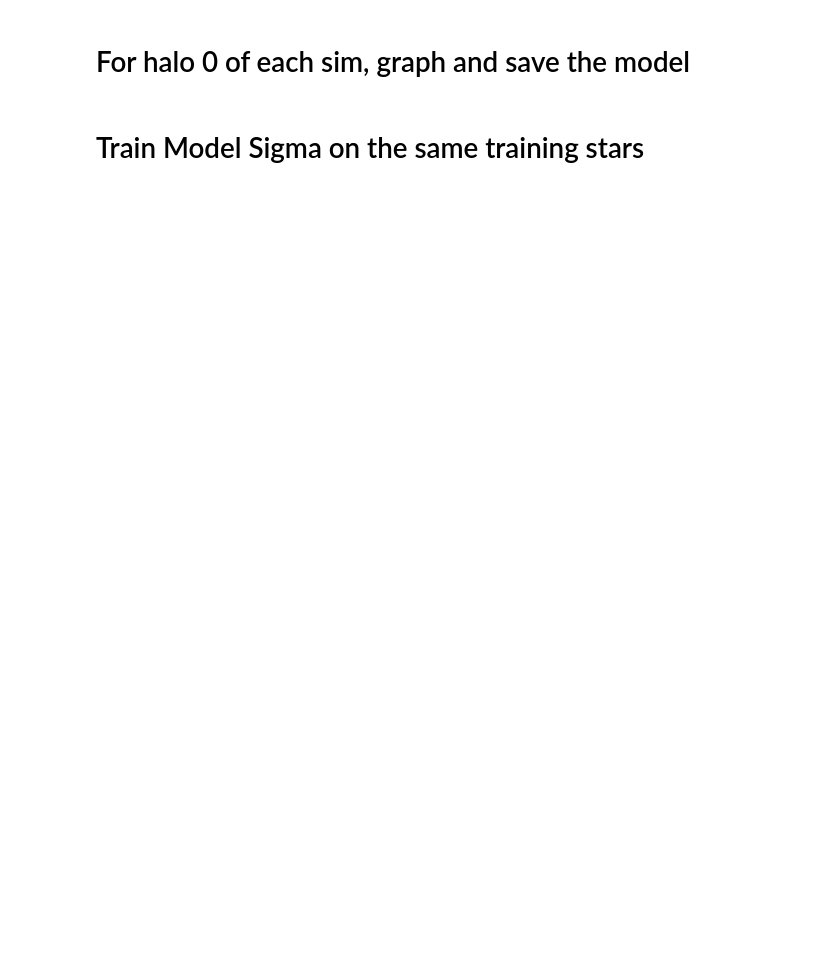
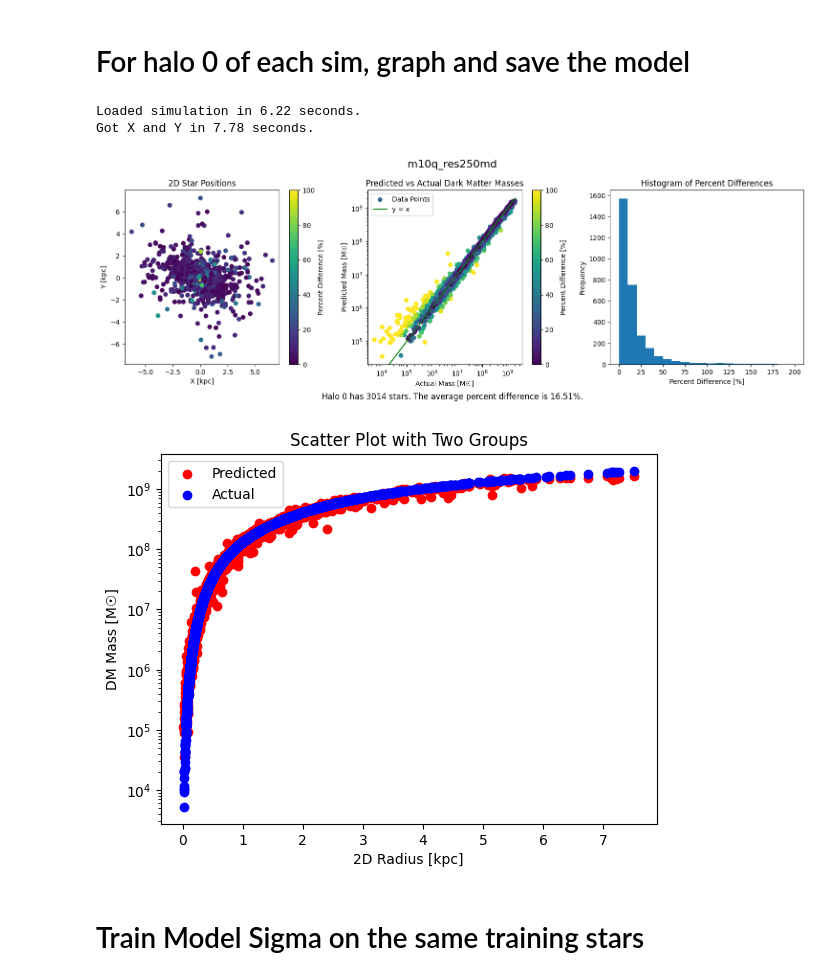
Before and after one commit to CPP-FIRE-Squad/dmai, a Jupyter notebook: src/main.ipynb, the cells around one changed output. Drawn from its saved outputs; the diff is of its cells as text; code cells hidden in the pictures; blank space fills up the shorter version.

```diff
--- a/src/main.ipynb
+++ b/src/main.ipynb
@@ -46,6 +46,18 @@ def graph(x,y,c, title, Y, Y_pred):
     plt.show()
     fig.savefig(f"../images/{title}_plot.png", bbox_inches="tight")
 
+
+def graph2(x1, y1, x2, y2):
+    plt.scatter(x1, y1, color='red', label='Predicted')
+    plt.scatter(x2, y2, color='blue', label='Actual')
+    plt.xlabel('2D Radius [kpc]')
+    plt.ylabel('DM Mass [M☉]')
+    plt.title('Scatter Plot with Two Groups')
+    plt.yscale('log')
+    plt.legend()
+    plt.show()
+
+
 def split_data(X, Y, test_size=0.2, random_state=42):
     X_train, X_test, Y_train, Y_test = train_test_split(X, Y, test_size=test_size, random_state=random_state)
     X_TRAIN = np.array(X_train)
@@ -72,39 +84,50 @@ def processSim(sim_name: str):
     halo.restrict_percentage(15)
     # Get the x,y,z positions of each dm particle in the simulation, normalize it with halo center
     halo_dark_x = dark_x - halo.xc
     halo_dark_y = dark_y - halo.yc
     halo_dark_z = dark_z - halo.zc
     # Get the distance of each dm particle from the center of the indicated dark matter halo
     halo_dark_distances = np.sqrt(np.square(halo_dark_x) + np.square(halo_dark_y) + np.square(halo_dark_z))
     halo_dark_distances = np.sort(halo_dark_distances)
     # Get X and Y
     for star in halo.stars:
-        X.append([star.x, star.y, star.vz, star.a, star.get_3DR(), star.get_3DR()])
-        num_dm_particles = bisect.bisect_left(halo_dark_distances, star.get_3DR())
+        X.append([star.x, star.y, star.vz, star.a, star.get_2DR(), star.get_2DR(), star.get_2DR(),star.x, star.y,star.x, star.y,star.x, star.y,star.x, star.y,star.x, star.y,star.x, star.y,star.x, star.y,star.x, star.y,star.x, star.y,star.x, star.y,star.x, star.y,star.x, star.y,star.x, star.y,star.x, star.y,star.x, star.y,star.x, star.y,star.x, star.y,star.x, star.y,star.x, star.y,star.x, star.y,star.x, star.y])
+        num_dm_particles = bisect.bisect_left(halo_dark_distances, star.get_2DR())
         Y.append(num_dm_particles * DM_MASS)
     print(f'Got X and Y in {round(time.time() - start,2)} seconds.')
     # Save X and Y in pickle files
     joblib.dump(X,f'../data/pickle/{sim_name}_X_halo_0.pkl')
     joblib.dump(Y,f'../data/pickle/{sim_name}_Y_halo_0.pkl')
     # Split the data
     X_TRAIN, X_TEST, Y_TRAIN, Y_TEST = split_data(X, Y)
     # Create the KNN Regressor, train, and then predict
-    knn_regressor = KNeighborsRegressor(n_neighbors=5)
+    knn_regressor = KNeighborsRegressor(n_neighbors=5, weights='distance')
     knn_regressor.fit(X_TRAIN, Y_TRAIN)
     Y_PRED = np.array(knn_regressor.predict(X_TEST))
     # Save the model
-    joblib.dump(knn_regressor, f"model_{sim_name}.pkl")
+    joblib.dump(knn_regressor, f"../data/pickle/model_{sim_name}.pkl")
+
     # Graph the results
     x = [star[0] for star in X_TEST]
     y = [star[1] for star in X_TEST]
     c = (np.abs(Y_TEST - Y_PRED) / ((Y_TEST + Y_PRED) / 2)) * 100
     graph(x, y, c, sim_name,Y_TEST, Y_PRED)
+    # Graph the results with two groups
+    radius = [star[4] for star in X_TEST]
+    graph2(radius, Y_PRED, radius, Y_TEST)
+
 
 
 # names = ['m10q_res250md', 'm10r_res250md', 'm10v_res250md', 'm10v_res030md']
+names = ['m10q_res250md']
 
-# for name in names:
-#     processSim(name)
+for name in names:
+    processSim(name)
+# %% [output]
+Loaded simulation in 6.22 seconds.
+Got X and Y in 7.78 seconds.
+[figure, added]
+[figure, added]
 # %% [markdown]
 # Train Model Sigma on the same training stars
 # %%
```
Also changed, not shown: parts of 8 cells of this notebook, 9 other files.
